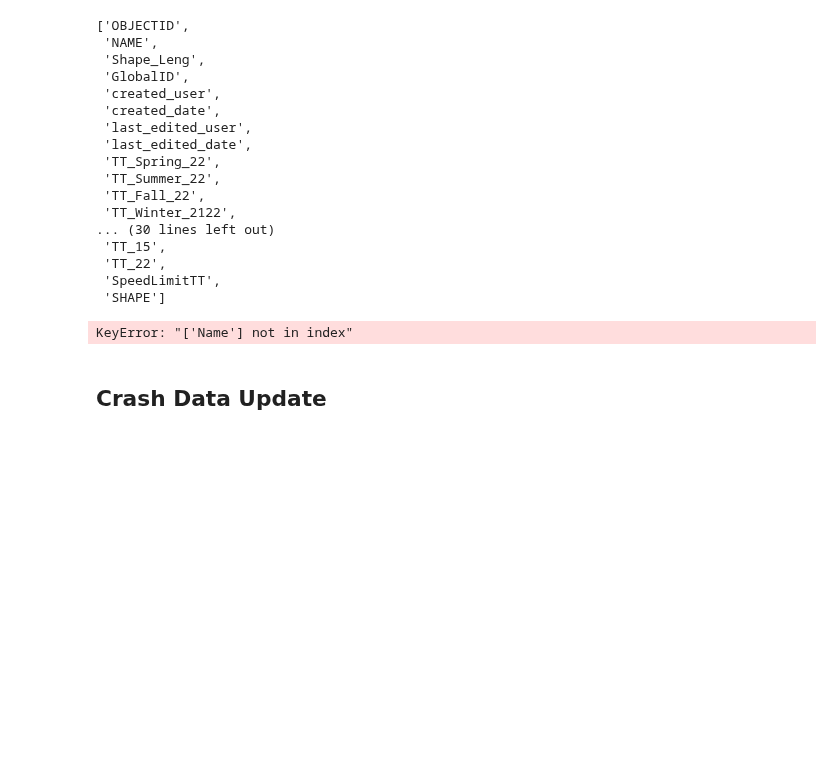
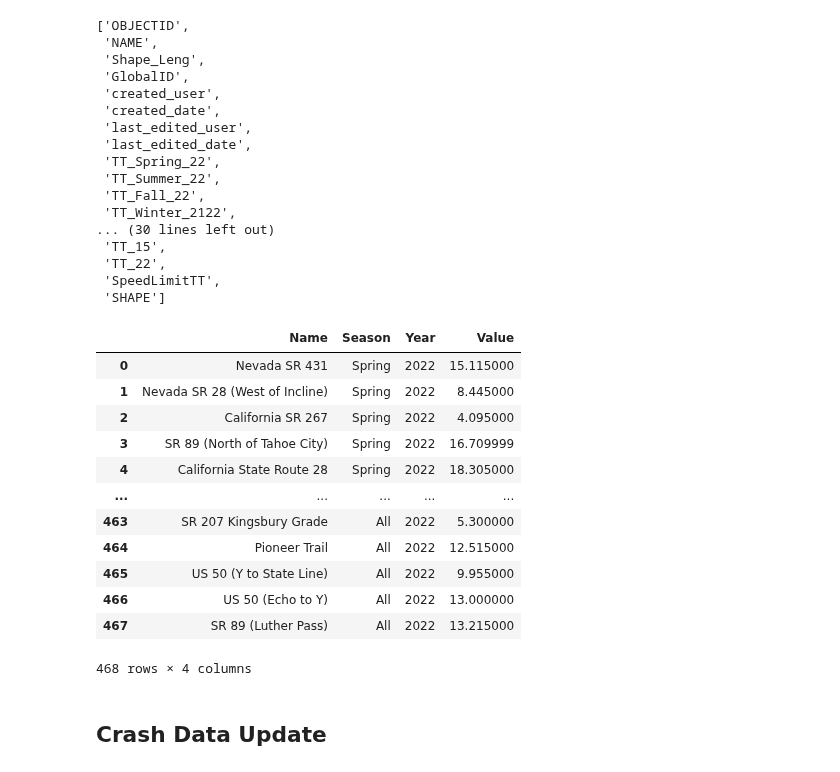
Before and after one commit to trpa-agency/Monitoring, a Jupyter notebook: Monitoring Data Update.ipynb, the cells around one changed output. Drawn from its saved outputs; the diff is of its cells as text; code cells hidden in the pictures; blank space fills up the shorter version.

```diff
--- a/Monitoring Data Update.ipynb
+++ b/Monitoring Data Update.ipynb
@@ -104,35 +104,48 @@ columns_to_drop = ['OBJECTID',
                     'GlobalID',
                     'created_user',
                     'created_date',
                     'last_edited_user',
                     'last_edited_date',
                     'SpeedLimitTT',
                     'SHAPE']
 
 # Drop the specified columns
 dfNew = df.drop(columns=columns_to_drop)
 
 # Specify the columns to keep
 columns_to_keep = ['NAME']
 
 # Melt the DataFrame by specifying the 'id_vars' parameter
 melted_df = pd.melt(dfNew, id_vars=columns_to_keep, var_name='TravelSeason', value_name='Value')
 
 dfTT = melted_df
 
 dfTT['Year']   = ("20"+dfTT['TravelSeason'].str[-2:]).astype(int)
 
 # Apply the function to create a new field 'NewField'
 dfTT['Season'] = dfTT['TravelSeason'].apply(extract_middle_item)
-
+# Rename the column
+dfTT = dfTT.rename(columns={'NAME': 'Name'})
 # Define the new column order
 new_column_order = ['Name', 'Season', 'Year', 'Value']
 
 # Set the new order and index for the columns
 dfFinal = dfTT[new_column_order]
 dfFinal
 # %% [output]
+|  | Name | Season | Year | Value |
+| 0 | Nevada SR 431 | Spring | 2022 | 15.115000 |
+| 1 | Nevada SR 28 (West of Incline) | Spring | 2022 | 8.445000 |
+| 2 | California SR 267 | Spring | 2022 | 4.095000 |
+| 3 | SR 89 (North of Tahoe City) | Spring | 2022 | 16.709999 |
+| 4 | California State Route 28 | Spring | 2022 | 18.305000 |
+| ... | ... | ... | ... | ... |
+| 463 | SR 207 Kingsbury Grade | All | 2022 | 5.300000 |
+| 464 | Pioneer Trail | All | 2022 | 12.515000 |
+| 465 | US 50 (Y to State Line) | All | 2022 | 9.955000 |
+| 466 | US 50 (Echo to Y) | All | 2022 | 13.000000 |
+| 467 | SR 89 (Luther Pass) | All | 2022 | 13.215000 |
-KeyError: "['Name'] not in index"
+468 rows × 4 columns
 # %% [markdown]
 ## Crash Data Update
 # %%
```
